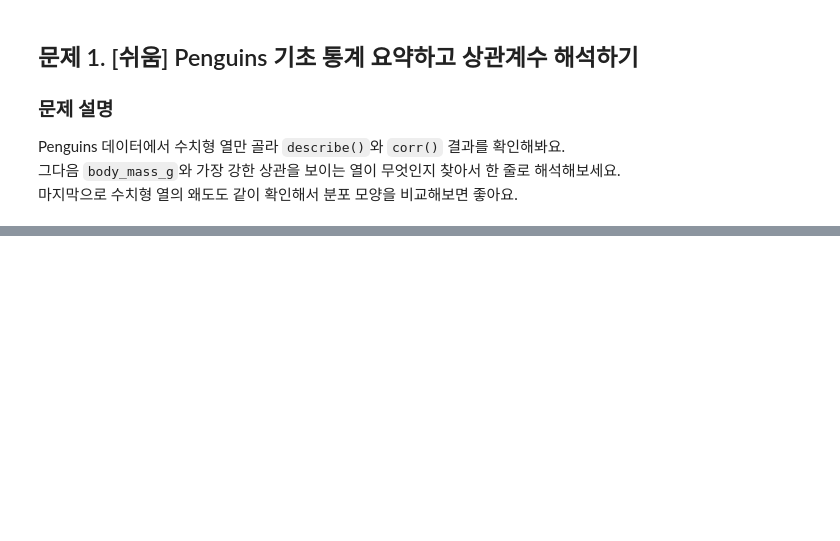
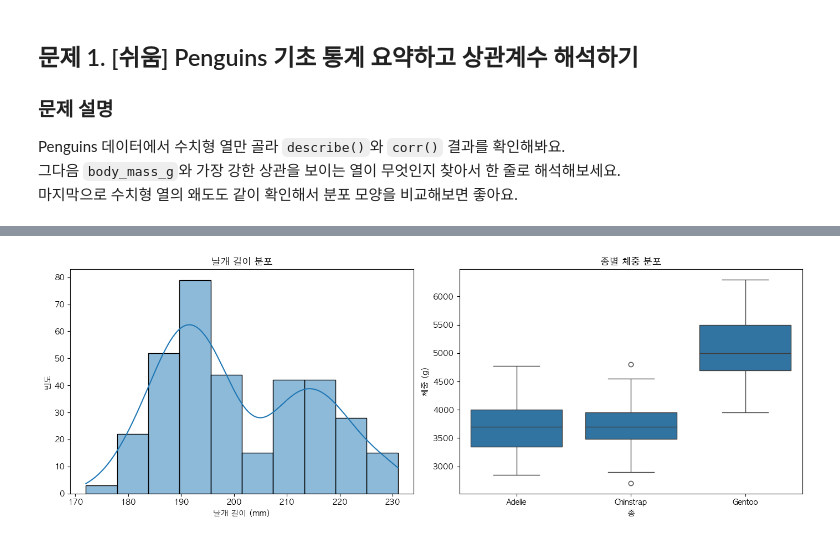
Before and after one commit to Xuswnss/nzvnnn, a Jupyter notebook: 4_ML/day3/day3.ipynb, the cells around one changed output, grey strips where cells are left out. Cells and saved outputs as stored; diff of their text form; code cells hidden in the pictures; blank space fills up the shorter version.

```diff
--- a/4_ML/day3/day3.ipynb
+++ b/4_ML/day3/day3.ipynb
@@ -47,5 +67,5 @@ Penguins 데이터에서 수치형 열만 골라 `describe()`와 `corr()` 결과
 # TODO: Penguins 데이터를 불러와요.
 df = pd.read_csv('../../data/Penguins.csv')
 # %%
-plt.rcParams["font.family"] = "Malgun Gothic"
+plt.rcParams["font.family"] = "AppleGothic"
 plt.rcParams["axes.unicode_minus"] = False
@@ -51,0 +170,3 @@ plt.rcParams["axes.unicode_minus"] = False
+# %%
+# TODO: Penguins 데이터를 불러와요.
+df = pd.read_csv(r'../../data/Penguins.csv')
@@ -51,0 +182,22 @@ plt.rcParams["axes.unicode_minus"] = False
+# %%
+# TODO: matplotlib 한글 폰트를 설정해요.
+plt.rcParams["font.family"] = "AppleGothic"
+plt.rcParams["axes.unicode_minus"] = False
+# %%
+fig, (ax1, ax2) = plt.subplots(1, 2, figsize=(14, 5))
+
+sns.histplot(data=df, x="flipper_length_mm", kde=True, ax=ax1)
+sns.boxplot(data=df, x="species", y="body_mass_g", ax=ax2)
+
+ax1.set_title("날개 길이 분포")
+ax1.set_xlabel("날개 길이 (mm)")
+ax1.set_ylabel("빈도")
+
+ax2.set_title("종별 체중 분포")
+ax2.set_xlabel("종")
+ax2.set_ylabel("체중 (g)")
+
+plt.tight_layout()
+plt.show()
+# %% [output]
+[figure, added]
```
Also changed, not shown: parts of 25 cells of this notebook, 2 other files.
